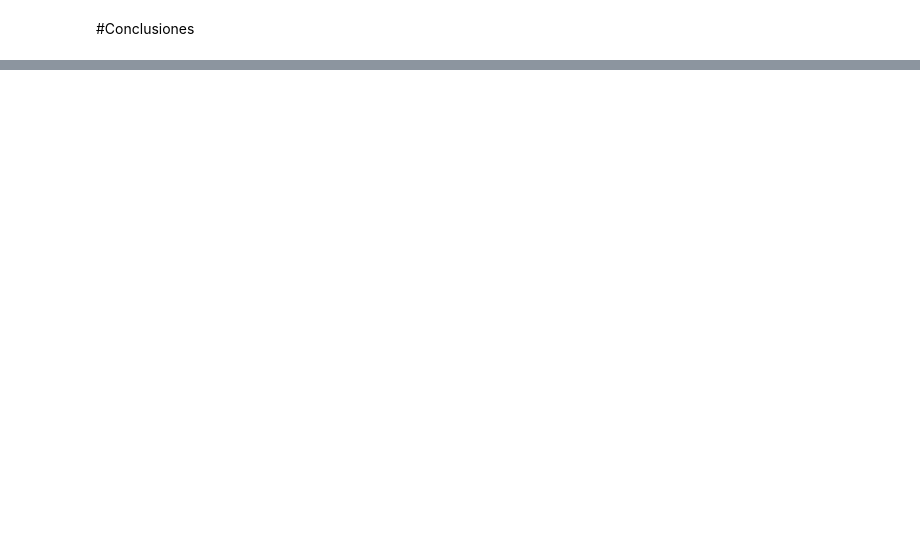
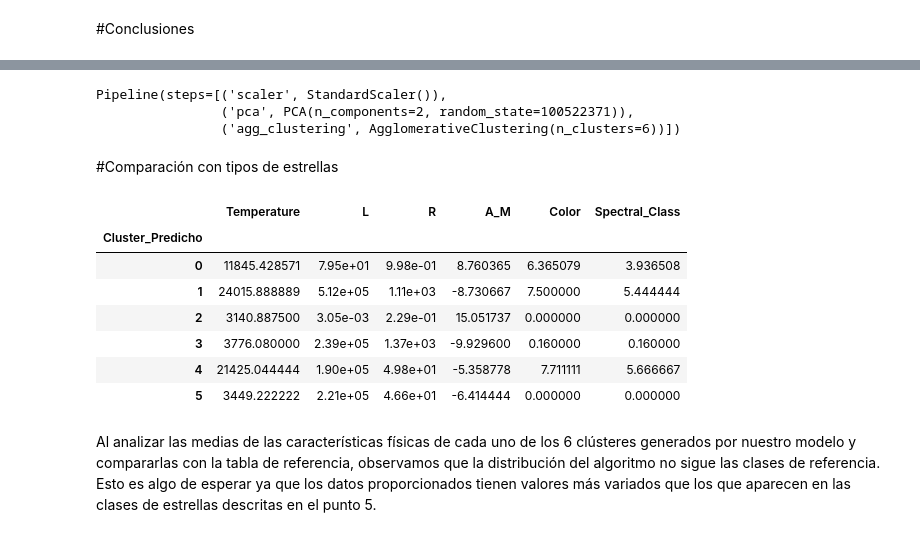
Before and after one commit to 100522371/P2_AA_Grupo17, a Jupyter notebook: p2_grupo17.ipynb, the cells around one changed output, grey strips where cells are left out. Drawn from its saved outputs; the diff is of its cells as text; code cells hidden in the pictures; blank space fills up the shorter version.

```diff
--- a/p2_grupo17.ipynb
+++ b/p2_grupo17.ipynb
@@ -116,8 +116,8 @@ pipeline = Pipeline([
 ])
 
 df_pca = pipeline.fit_transform(df)
+df_og = df.copy()
 # convertimos el df_pca en un dataframe que podemos manipular
-df_og = df
 df = pd.DataFrame(df_pca, columns=['PC1', 'PC2'])
 pca = pipeline.named_steps['pca']
 
@@ -525,0 +548,40 @@ Con estos parámetros, DBSCAN identificó 4 clusters con un DBCV Score de 0.8352
+# %%
+# Definimos los pasos del pipeline
+pipeline_steps = [
+    ('scaler', StandardScaler()),
+    ('pca', PCA(n_components=2, random_state=100522371)),
+    ('agg_clustering', AgglomerativeClustering(n_clusters=6, metric='euclidean', linkage='ward'))
+]
+recommended_pipeline = Pipeline(steps=pipeline_steps)
+
+# df_og es el DataFrame con las variables 'Color' y 'Spectral_Class' ya mapeadas numéricamente.
+recommended_pipeline.fit(df_og)
+# %% [output]
+Pipeline(steps=[('scaler', StandardScaler()),
+                ('pca', PCA(n_components=2, random_state=100522371)),
+                ('agg_clustering', AgglomerativeClustering(n_clusters=6))])
+# %% [markdown]
+#Comparación con tipos de estrellas
+# %%
+# Añadimos las predicciones de cluster al dataframe anterior al pca
+modelo_final = AgglomerativeClustering(n_clusters=6, linkage='ward', metric='euclidean')
+etiquetas_finales = modelo_final.fit_predict(df) # cogemos las predicciones
+# y las añadimos al dataframe original
+df_og['Cluster_Predicho'] = etiquetas_finales
+
+# Agrupamos por cluster y calculamos la media
+resumen_clusters = df_og.groupby('Cluster_Predicho').mean()
+
+# Formatear 'L' y 'R' en notación científica
+display(resumen_clusters.style.format({'L': '{:.2e}', 'R': '{:.2e}'}))
+# %% [output]
+|  | Temperature | L | R | A_M | Color | Spectral_Class |
+| Cluster_Predicho |  |  |  |  |  |  |
+| 0 | 11845.428571 | 7.95e+01 | 9.98e-01 | 8.760365 | 6.365079 | 3.936508 |
+| 1 | 24015.888889 | 5.12e+05 | 1.11e+03 | -8.730667 | 7.500000 | 5.444444 |
+| 2 | 3140.887500 | 3.05e-03 | 2.29e-01 | 15.051737 | 0.000000 | 0.000000 |
+| 3 | 3776.080000 | 2.39e+05 | 1.37e+03 | -9.929600 | 0.160000 | 0.160000 |
+| 4 | 21425.044444 | 1.90e+05 | 4.98e+01 | -5.358778 | 7.711111 | 5.666667 |
+| 5 | 3449.222222 | 2.21e+05 | 4.66e+01 | -6.414444 | 0.000000 | 0.000000 |
+# %% [markdown]
+Al analizar las medias de las características físicas de cada uno de los 6 clústeres generados por nuestro modelo y compararlas con la tabla de referencia, observamos que la distribución del algoritmo no sigue las clases de referencia. Esto es algo de esperar ya que los datos proporcionados tienen valores más variados que los que aparecen en las clases de estrellas descritas en el punto 5.
```
Also changed, not shown: parts of 10 cells of this notebook.
